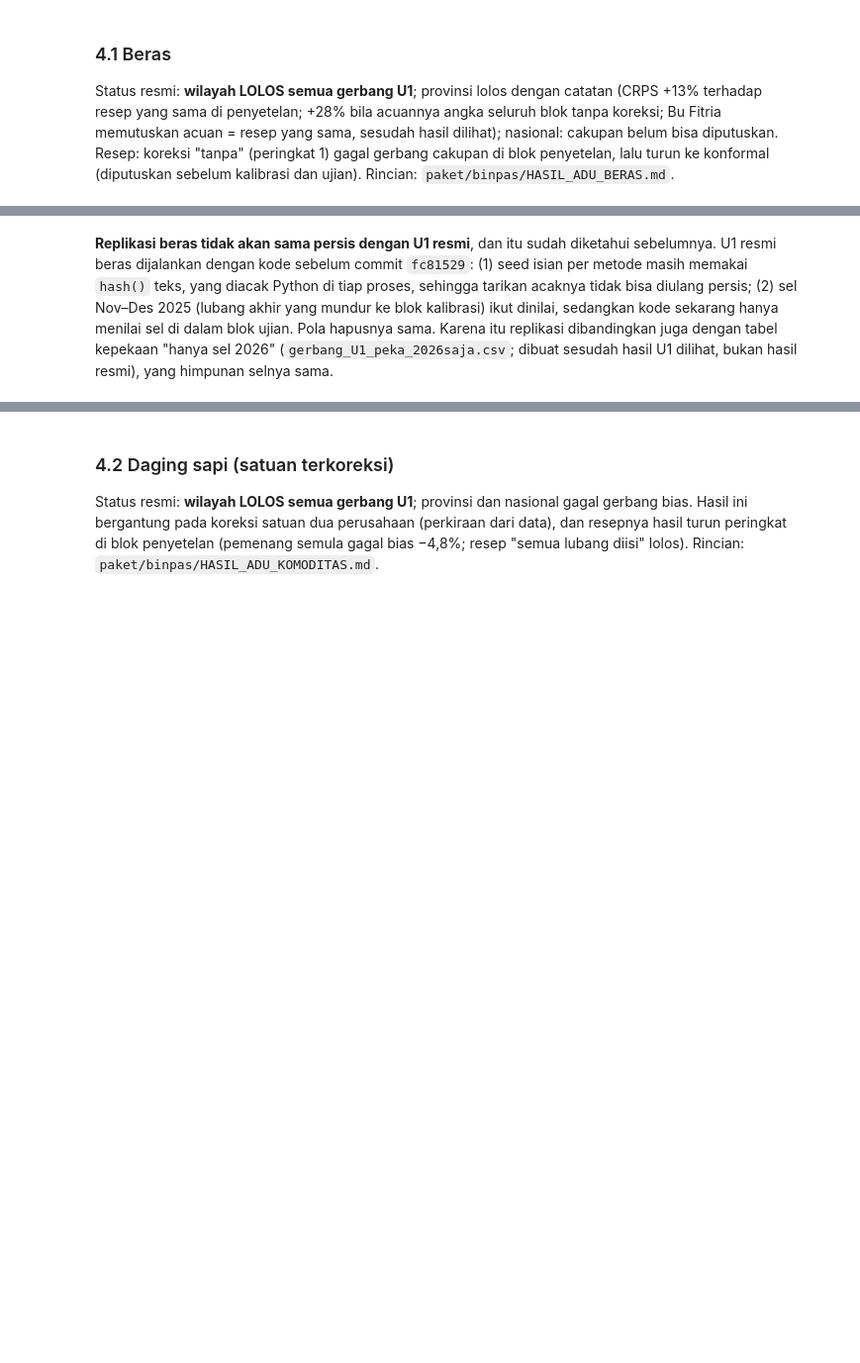
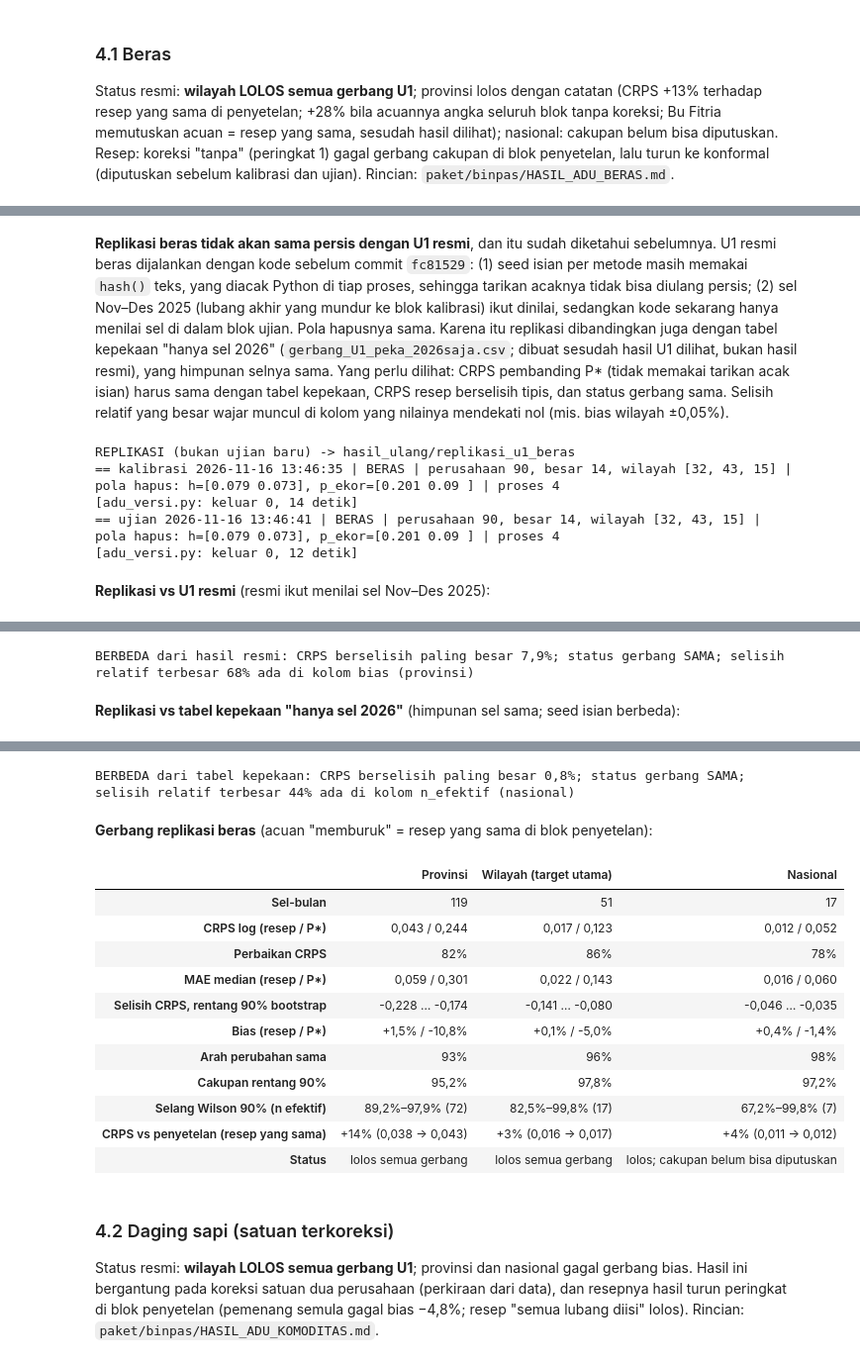
Before and after one commit to harits766/tess, a Jupyter notebook: binpas/colab/05_inatrade_tujuh_komoditas.ipynb, the cells around one changed output, grey strips where cells are left out. Shown at 99% size. Cells and saved outputs as stored; diff of their text form; code cells hidden in the pictures; blank space fills up the shorter version.

```diff
--- a/binpas/colab/05_inatrade_tujuh_komoditas.ipynb
+++ b/binpas/colab/05_inatrade_tujuh_komoditas.ipynb
@@ -1734,13 +1744,13 @@ def tampil_resmi(label, folder):
 
 def banding_gerbang(resmi, ulang, nama_a='resmi', nama_b='replikasi'):
     """Tabel berdampingan + selisih relatif terbesar atas semua kolom angka + apakah status gerbang sama."""
-    baris, maks, sama = {}, 0.0, True
+    baris, maks, sama, kol, crps = {}, 0.0, True, '', 0.0
     for tk in TK:
         a, b = resmi.loc[tk], ulang.loc[tk]
         if not ada(a) and not ada(b):
             continue
         if ada(a) != ada(b):
-            maks, sama = float('inf'), False
+            maks, sama, kol = float('inf'), False, 'sel_bulan'
             continue
         for c in resmi.columns:
             if c not in ulang.columns:
@@ -1753,7 +1763,11 @@ def banding_gerbang(resmi, ulang, nama_a='resmi', nama_b='replikasi'):
             except (TypeError, ValueError):
                 continue
             if pd.notna(x) and pd.notna(y):
-                maks = max(maks, abs(y - x) / max(abs(x), 1e-12))
+                d = abs(y - x) / max(abs(x), 1e-12)
+                if d > maks:
+                    maks, kol = d, f'{c} ({NAMA_TK[tk].split()[0].lower()})'
+                if c == 'crps':
+                    crps = max(crps, d)
         baris[NAMA_TK[tk]] = {
             f'Sel-bulan ({nama_a} / {nama_b})': f"{int(a['sel_bulan'])} / {int(b['sel_bulan'])}",
             'CRPS log': idn(f"{a['crps']:.4f} / {b['crps']:.4f}"),
@@ -1761,16 +1775,17 @@ def banding_gerbang(resmi, ulang, nama_a='resmi', nama_b='replikasi'):
             'Bias': f"{pct(a['bias'], 2)} / {pct(b['bias'], 2)}",
             'Cakupan 90%': idn(f"{a['cakupan']:.1%} / {b['cakupan']:.1%}"),
             'Status gerbang (tanpa "memburuk")': f'{status(a)} / {status(b)}'}
-    return pd.DataFrame(baris), maks, sama
+    return pd.DataFrame(baris), (maks, sama, kol, crps)
 
 
-def vonis(maks, sama):
+def vonis(maks, sama, kol='', crps=None, acuan='hasil resmi'):
     if maks == 0 and sama:
-        return 'SAMA PERSIS dengan hasil resmi (semua kolom angka identik)'
+        return f'SAMA PERSIS dengan {acuan} (semua kolom angka identik)'
     if maks < 1e-9 and sama:
-        return idn(f'SAMA dengan hasil resmi sampai pembulatan mesin (selisih relatif terbesar {maks:.1e})')
-    return idn(f'BERBEDA dari hasil resmi: selisih relatif terbesar {maks:.2%}; status gerbang '
-               f'{"sama" if sama else "ADA YANG BERBEDA"}')
+        return idn(f'SAMA dengan {acuan} sampai pembulatan mesin (selisih relatif terbesar {maks:.1e})')
+    rinci = idn(f'CRPS berselisih paling besar {crps:.1%}; ') if crps is not None else ''
+    return (f'BERBEDA dari {acuan}: {rinci}status gerbang {"SAMA" if sama else "ADA YANG BERBEDA"}; '
+            + idn(f'selisih relatif terbesar {maks:.0%} ada di kolom {kol or "?"}'))
 
 
 def replikasi(kom, folder):
@@ -1800,9 +1815,9 @@ def replikasi(kom, folder):
 
 
 def tampil_banding(resmi, ulang, nama_a='resmi', nama_b='replikasi'):
-    t, maks, sama = banding_gerbang(resmi, ulang, nama_a, nama_b)
+    t, info = banding_gerbang(resmi, ulang, nama_a, nama_b)
     display(t)
-    return maks, sama
+    return info
 
 
 # lima komoditas yang sampai ujian akhir: (label, nama persis di INATRADE, folder hasil resmi)
@@ -1811,4 +1826,4 @@ UJI = [('Beras', 'BERAS', 'hasil_adu_beras'),
        ('Kedelai', 'KEDELAI BAHAN BAKU TEMPE DAN TAHU', 'hasil_adu_kedelai'),
        ('Daging kerbau', 'DAGING KERBAU', 'hasil_adu_daging_kerbau'),
        ('Telur ayam ras', 'TELUR AYAM RAS', 'hasil_adu_telur_ayam')]
-print('fungsi bantu siap; berkas hasil resmi di', R())
+print('fungsi bantu siap; berkas hasil resmi di', os.path.relpath(R(), BASE) + '/')
@@ -1945,15 +2042,23 @@ dijalankan dengan kode sebelum commit `fc81529`: (1) seed isian per metode masih
 Python di tiap proses, sehingga tarikan acaknya tidak bisa diulang persis; (2) sel Nov–Des 2025 (lubang akhir yang
 mundur ke blok kalibrasi) ikut dinilai, sedangkan kode sekarang hanya menilai sel di dalam blok ujian. Pola hapusnya
 sama. Karena itu replikasi dibandingkan juga dengan tabel kepekaan "hanya sel 2026" (`gerbang_U1_peka_2026saja.csv`;
-dibuat sesudah hasil U1 dilihat, bukan hasil resmi), yang himpunan selnya sama.
+dibuat sesudah hasil U1 dilihat, bukan hasil resmi), yang himpunan selnya sama. Yang perlu dilihat: CRPS pembanding
+P\* (tidak memakai tarikan acak isian) harus sama dengan tabel kepekaan, CRPS resep berselisih tipis, dan status
+gerbang sama. Selisih relatif yang besar wajar muncul di kolom yang nilainya mendekati nol (mis. bias wilayah ±0,05%).
 # %%
 _g = replikasi('BERAS', 'hasil_adu_beras')
 if _g is not None:
     display(Markdown('**Replikasi vs U1 resmi** (resmi ikut menilai sel Nov–Des 2025):'))
-    _m1, _s1 = tampil_banding(baca_gerbang(R('hasil_adu_beras', 'gerbang_U1.csv')), _g)
-    print(vonis(_m1, _s1))
+    print(vonis(*tampil_banding(baca_gerbang(R('hasil_adu_beras', 'gerbang_U1.csv')), _g)))
     display(Markdown('**Replikasi vs tabel kepekaan "hanya sel 2026"** (himpunan sel sama; seed isian berbeda):'))
-    _m2, _s2 = tampil_banding(baca_gerbang(R('hasil_adu_beras', 'gerbang_U1_peka_2026saja.csv')), _g, 'kepekaan 2026')
-    print(vonis(_m2, _s2).replace('hasil resmi', 'tabel kepekaan'))
+    print(vonis(*tampil_banding(baca_gerbang(R('hasil_adu_beras', 'gerbang_U1_peka_2026saja.csv')), _g, 'kepekaan 2026'),
+                acuan='tabel kepekaan'))
     display(Markdown('**Gerbang replikasi beras** (acuan "memburuk" = resep yang sama di blok penyetelan):'))
     display(tabel_gerbang(_g, acuan=acuan_penyetelan('hasil_adu_beras')))
+# %% [output]
+REPLIKASI (bukan ujian baru) -> hasil_ulang/replikasi_u1_beras
+== kalibrasi 2026-11-16 13:46:35 | BERAS | perusahaan 90, besar 14, wilayah [32, 43, 15] | pola hapus: h=[0.079 0.073], p_ekor=[0.201 0.09 ] | proses 4
+[adu_versi.py: keluar 0, 14 detik]
+== ujian 2026-11-16 13:46:41 | BERAS | perusahaan 90, besar 14, wilayah [32, 43, 15] | pola hapus: h=[0.079 0.073], p_ekor=[0.201 0.09 ] | proses 4
+[adu_versi.py: keluar 0, 12 detik]
+**Replikasi vs U1 resmi** (resmi ikut menilai sel Nov–Des 2025):
@@ -1959,0 +2072,2 @@ if _g is not None:
+BERBEDA dari hasil resmi: CRPS berselisih paling besar 7,9%; status gerbang SAMA; selisih relatif terbesar 68% ada di kolom bias (provinsi)
+**Replikasi vs tabel kepekaan "hanya sel 2026"** (himpunan sel sama; seed isian berbeda):
@@ -1960,3 +2081,17 @@ if _g is not None:
+BERBEDA dari tabel kepekaan: CRPS berselisih paling besar 0,8%; status gerbang SAMA; selisih relatif terbesar 44% ada di kolom n_efektif (nasional)
+**Gerbang replikasi beras** (acuan "memburuk" = resep yang sama di blok penyetelan):
+|  | Provinsi | Wilayah (target utama) | Nasional |
+| Sel-bulan | 119 | 51 | 17 |
+| CRPS log (resep / P*) | 0,043 / 0,244 | 0,017 / 0,123 | 0,012 / 0,052 |
+| Perbaikan CRPS | 82% | 86% | 78% |
+| MAE median (resep / P*) | 0,059 / 0,301 | 0,022 / 0,143 | 0,016 / 0,060 |
+| Selisih CRPS, rentang 90% bootstrap | -0,228 … -0,174 | -0,141 … -0,080 | -0,046 … -0,035 |
+| Bias (resep / P*) | +1,5% / -10,8% | +0,1% / -5,0% | +0,4% / -1,4% |
+| Arah perubahan sama | 93% | 96% | 98% |
+| Cakupan rentang 90% | 95,2% | 97,8% | 97,2% |
+| Selang Wilson 90% (n efektif) | 89,2%–97,9% (72) | 82,5%–99,8% (17) | 67,2%–99,8% (7) |
+| CRPS vs penyetelan (resep yang sama) | +14% (0,038 -> 0,043) | +3% (0,016 -> 0,017) | +4% (0,011 -> 0,012) |
+| Status | lolos semua gerbang | lolos semua gerbang | lolos; cakupan belum bisa diputuskan |
 # %% [markdown]
 ### 4.2 Daging sapi (satuan terkoreksi)
 Status resmi: **wilayah LOLOS semua gerbang U1**; provinsi dan nasional gagal gerbang bias. Hasil ini bergantung pada
```
Also changed, not shown: parts of 24 cells of this notebook, 2 other files.
